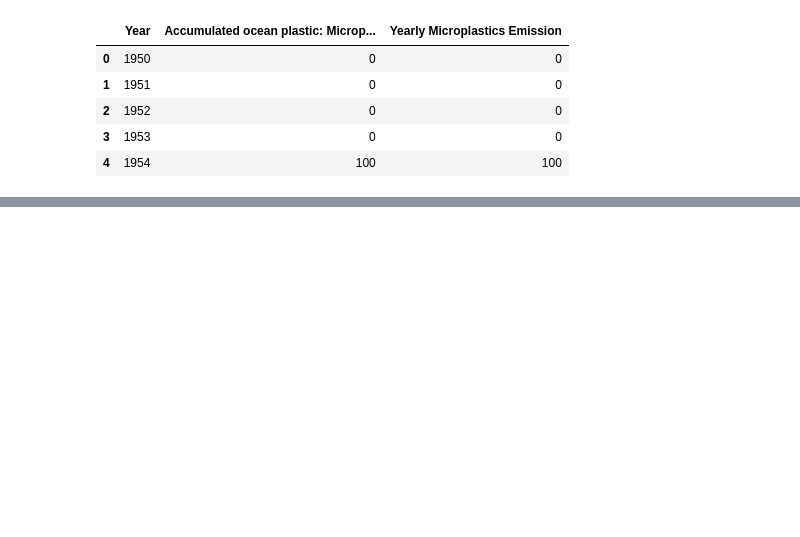
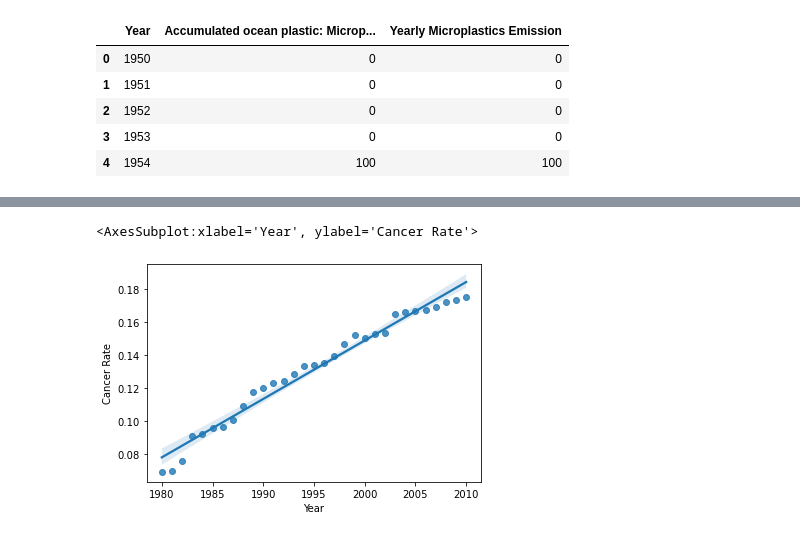
Before and after one commit to CTAN210/BAC7, a Jupyter notebook: cancer/AON_TEAM7_Final.ipynb, the cells around one changed output, grey strips where cells are left out. Saved outputs shown, nothing was run; the diff lists cells and outputs as text; code cells hidden in the pictures; blank space fills up the shorter version.

```diff
--- a/cancer/AON_TEAM7_Final.ipynb
+++ b/cancer/AON_TEAM7_Final.ipynb
@@ -345,0 +318,5 @@ new.corr()
+# %%
+sb.regplot(y=y, x=df_cancer["Year"])
+# %% [output]
+<AxesSubplot:xlabel='Year', ylabel='Cancer Rate'>
+[figure, added]
```
Also changed, not shown: parts of 27 cells of this notebook, 16 other files.
